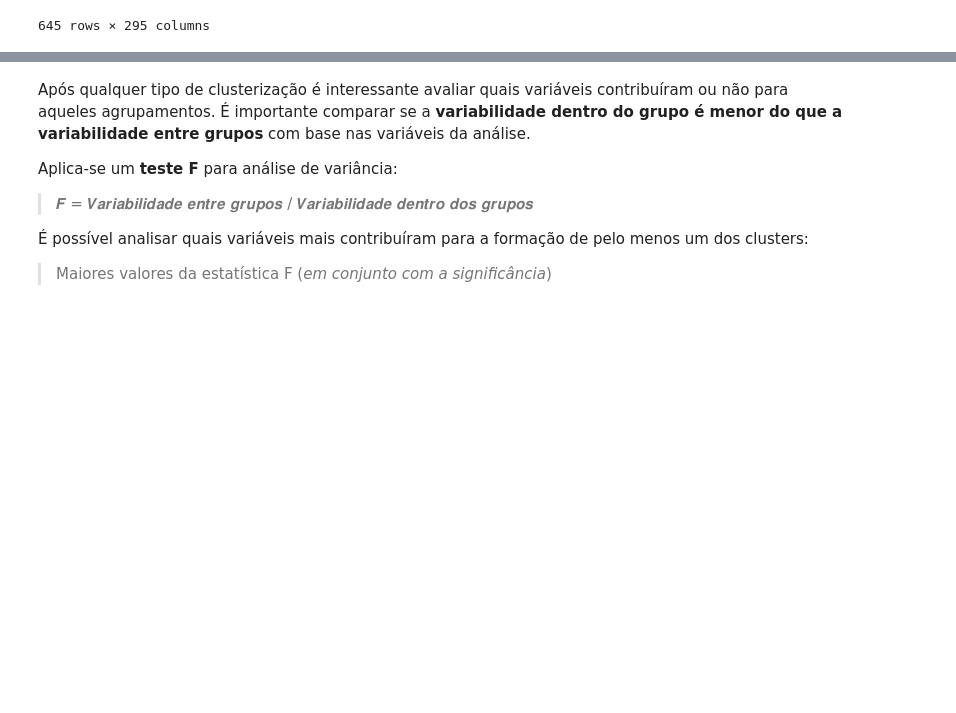
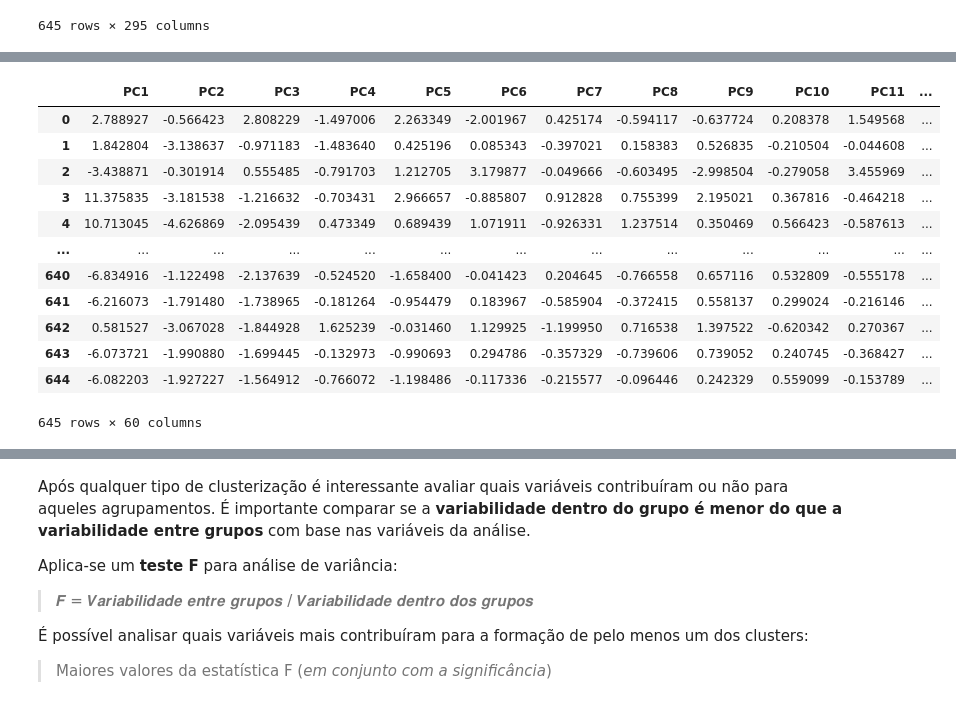
Before and after one commit to DaviAlbini/data-science-projects, a Jupyter notebook: 03-avancados/Clustering_on_birds.ipynb, the cells around one changed output, grey strips where cells are left out. Saved outputs shown, nothing was run; the diff lists cells and outputs as text; code cells hidden in the pictures; blank space fills up the shorter version.

```diff
--- a/03-avancados/Clustering_on_birds.ipynb
+++ b/03-avancados/Clustering_on_birds.ipynb
@@ -298,0 +454,24 @@ fig.show()
+# %%
+k = 60
+pca = PCA(n_components=k).fit(df_birds)
+df_birds_pca = pd.DataFrame(
+    pca.transform(df_birds),
+    columns=[f'PC{i+1}' for i in range(k)],
+    index=df_birds.index
+)
+# %%
+df_birds_pca
+# %% [output]
+|  | PC1 | PC2 | PC3 | PC4 | PC5 | PC6 | PC7 | PC8 | PC9 | PC10 | PC11 | ... |
+| 0 | 2.788927 | -0.566423 | 2.808229 | -1.497006 | 2.263349 | -2.001967 | 0.425174 | -0.594117 | -0.637724 | 0.208378 | 1.549568 | ... |
+| 1 | 1.842804 | -3.138637 | -0.971183 | -1.483640 | 0.425196 | 0.085343 | -0.397021 | 0.158383 | 0.526835 | -0.210504 | -0.044608 | ... |
+| 2 | -3.438871 | -0.301914 | 0.555485 | -0.791703 | 1.212705 | 3.179877 | -0.049666 | -0.603495 | -2.998504 | -0.279058 | 3.455969 | ... |
+| 3 | 11.375835 | -3.181538 | -1.216632 | -0.703431 | 2.966657 | -0.885807 | 0.912828 | 0.755399 | 2.195021 | 0.367816 | -0.464218 | ... |
+| 4 | 10.713045 | -4.626869 | -2.095439 | 0.473349 | 0.689439 | 1.071911 | -0.926331 | 1.237514 | 0.350469 | 0.566423 | -0.587613 | ... |
+| ... | ... | ... | ... | ... | ... | ... | ... | ... | ... | ... | ... | ... |
+| 640 | -6.834916 | -1.122498 | -2.137639 | -0.524520 | -1.658400 | -0.041423 | 0.204645 | -0.766558 | 0.657116 | 0.532809 | -0.555178 | ... |
+| 641 | -6.216073 | -1.791480 | -1.738965 | -0.181264 | -0.954479 | 0.183967 | -0.585904 | -0.372415 | 0.558137 | 0.299024 | -0.216146 | ... |
+| 642 | 0.581527 | -3.067028 | -1.844928 | 1.625239 | -0.031460 | 1.129925 | -1.199950 | 0.716538 | 1.397522 | -0.620342 | 0.270367 | ... |
+| 643 | -6.073721 | -1.990880 | -1.699445 | -0.132973 | -0.990693 | 0.294786 | -0.357329 | -0.739606 | 0.739052 | 0.240745 | -0.368427 | ... |
+| 644 | -6.082203 | -1.927227 | -1.564912 | -0.766072 | -1.198486 | -0.117336 | -0.215577 | -0.096446 | 0.242329 | 0.559099 | -0.153789 | ... |
+645 rows × 60 columns
```
Also changed, not shown: parts of 14 cells of this notebook.
